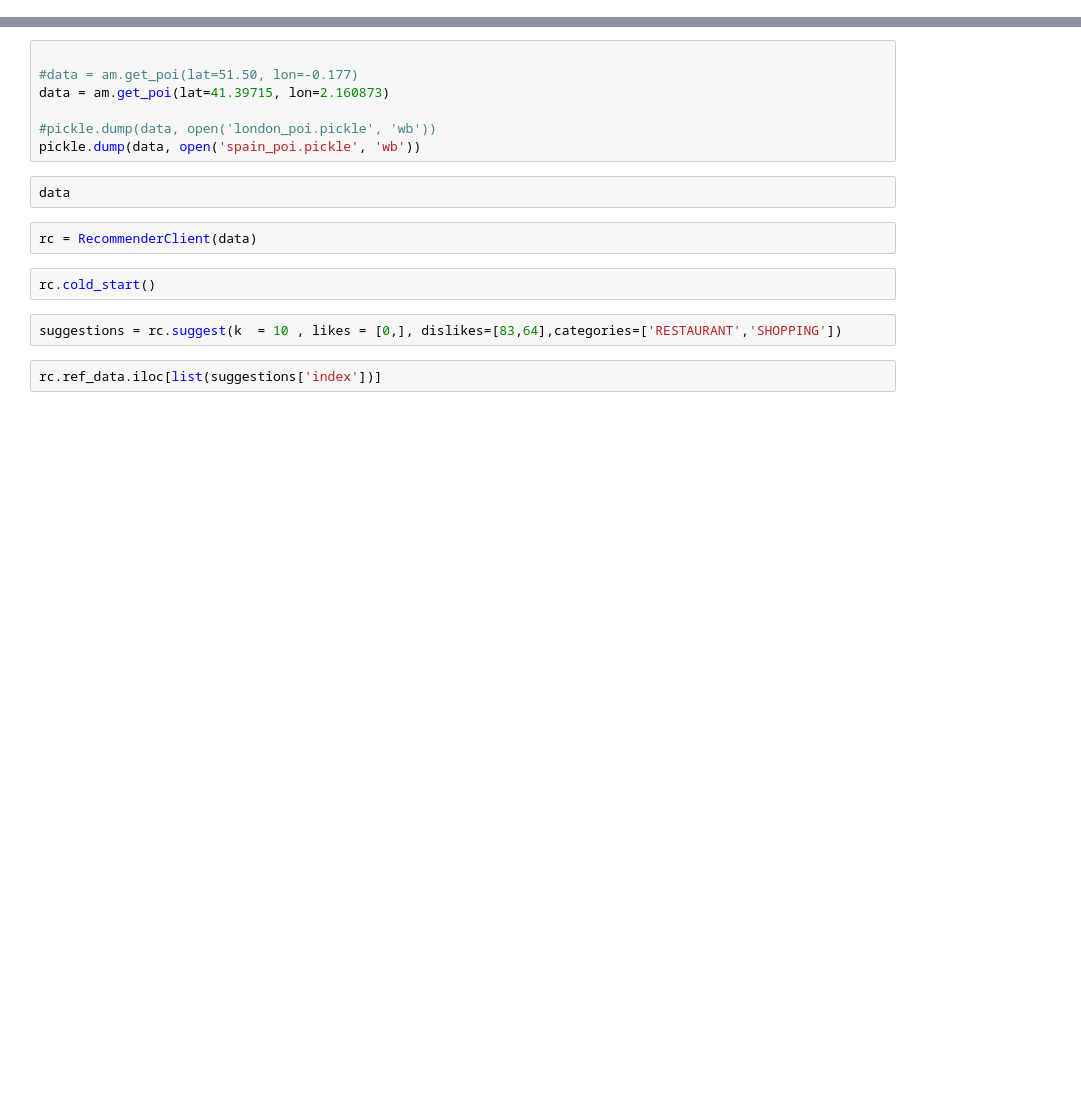
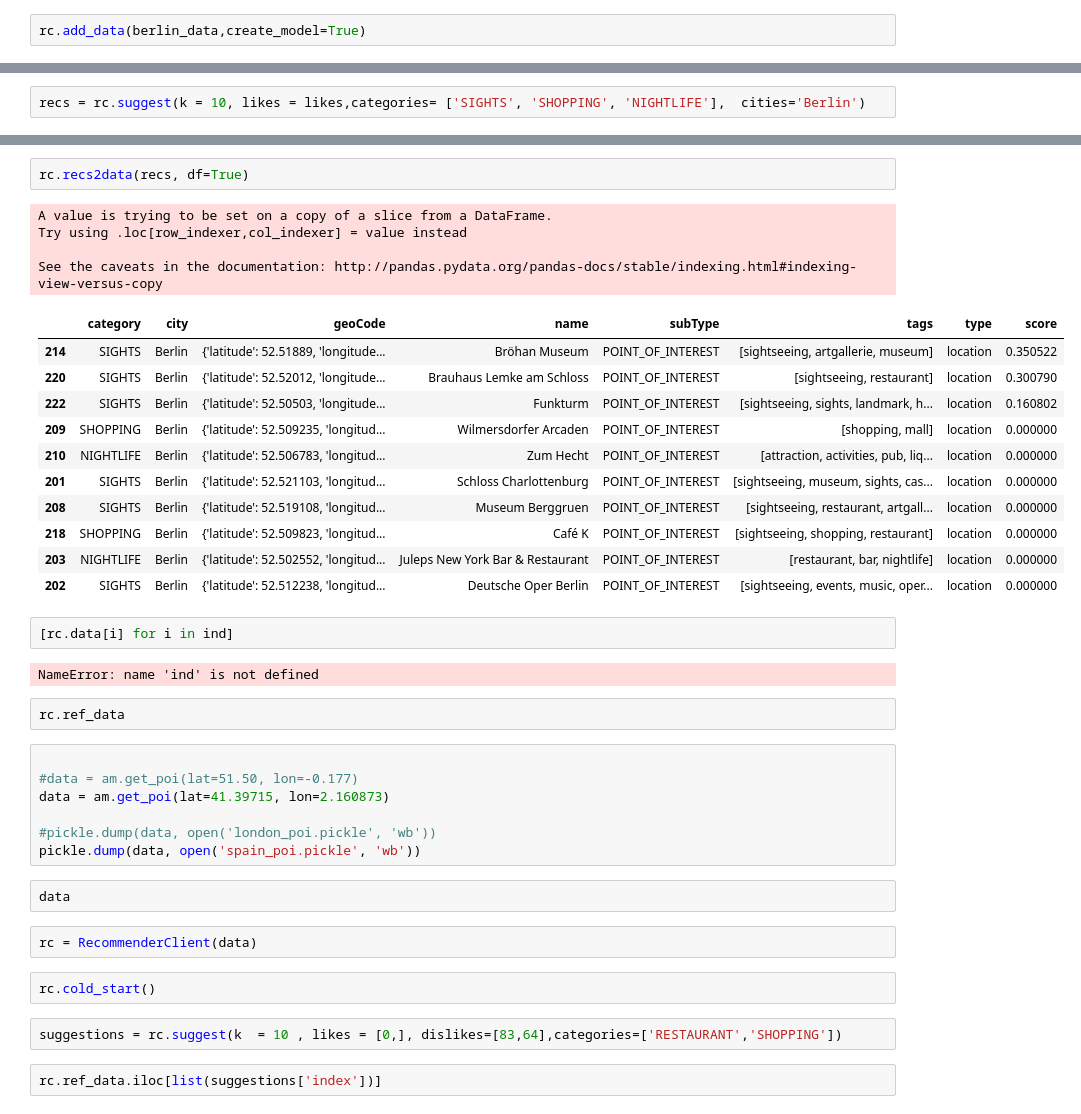
Before and after one commit to dev10110/HackTheJourney_RecommendationSystem, a Jupyter notebook: recommender/RecommenderClient.ipynb, the cells around one changed output, grey strips where cells are left out. Saved outputs shown, nothing was run; the diff lists cells and outputs as text; blank space fills up the shorter version.

```diff
--- a/recommender/RecommenderClient.ipynb
+++ b/recommender/RecommenderClient.ipynb
@@ -128,0 +189,2 @@ len(data)
+# %%
+rc.add_data(berlin_data,create_model=True)
@@ -128,0 +206,2 @@ len(data)
+# %%
+recs = rc.suggest(k = 10, likes = likes,categories= ['SIGHTS', 'SHOPPING', 'NIGHTLIFE'],  cities='Berlin')
@@ -129,3 +223,27 @@ len(data)
+# %%
+rc.recs2data(recs, df=True)
+# %% [output]
+A value is trying to be set on a copy of a slice from a DataFrame.
+Try using .loc[row_indexer,col_indexer] = value instead
+
+See the caveats in the documentation: http://pandas.pydata.org/pandas-docs/stable/indexing.html#indexing-view-versus-copy
+|  | category | city | geoCode | name | subType | tags | type | score |
+| 214 | SIGHTS | Berlin | {'latitude': 52.51889, 'longitude... | Bröhan Museum | POINT_OF_INTEREST | [sightseeing, artgallerie, museum] | location | 0.350522 |
+| 220 | SIGHTS | Berlin | {'latitude': 52.52012, 'longitude... | Brauhaus Lemke am Schloss | POINT_OF_INTEREST | [sightseeing, restaurant] | location | 0.300790 |
+| 222 | SIGHTS | Berlin | {'latitude': 52.50503, 'longitude... | Funkturm | POINT_OF_INTEREST | [sightseeing, sights, landmark, h... | location | 0.160802 |
+| 209 | SHOPPING | Berlin | {'latitude': 52.509235, 'longitud... | Wilmersdorfer Arcaden | POINT_OF_INTEREST | [shopping, mall] | location | 0.000000 |
+| 210 | NIGHTLIFE | Berlin | {'latitude': 52.506783, 'longitud... | Zum Hecht | POINT_OF_INTEREST | [attraction, activities, pub, liq... | location | 0.000000 |
+| 201 | SIGHTS | Berlin | {'latitude': 52.521103, 'longitud... | Schloss Charlottenburg | POINT_OF_INTEREST | [sightseeing, museum, sights, cas... | location | 0.000000 |
+| 208 | SIGHTS | Berlin | {'latitude': 52.519108, 'longitud... | Museum Berggruen | POINT_OF_INTEREST | [sightseeing, restaurant, artgall... | location | 0.000000 |
+| 218 | SHOPPING | Berlin | {'latitude': 52.509823, 'longitud... | Café K | POINT_OF_INTEREST | [sightseeing, shopping, restaurant] | location | 0.000000 |
+| 203 | NIGHTLIFE | Berlin | {'latitude': 52.502552, 'longitud... | Juleps New York Bar & Restaurant | POINT_OF_INTEREST | [restaurant, bar, nightlife] | location | 0.000000 |
+| 202 | SIGHTS | Berlin | {'latitude': 52.512238, 'longitud... | Deutsche Oper Berlin | POINT_OF_INTEREST | [sightseeing, events, music, oper... | location | 0.000000 |
+# %%
+[rc.data[i] for i in ind]
+# %% [output]
+NameError: name 'ind' is not defined
+# %%
+rc.ref_data
 # %%
 
 #data = am.get_poi(lat=51.50, lon=-0.177)
```
Also changed, not shown: parts of 19 cells of this notebook, 3 other files.
